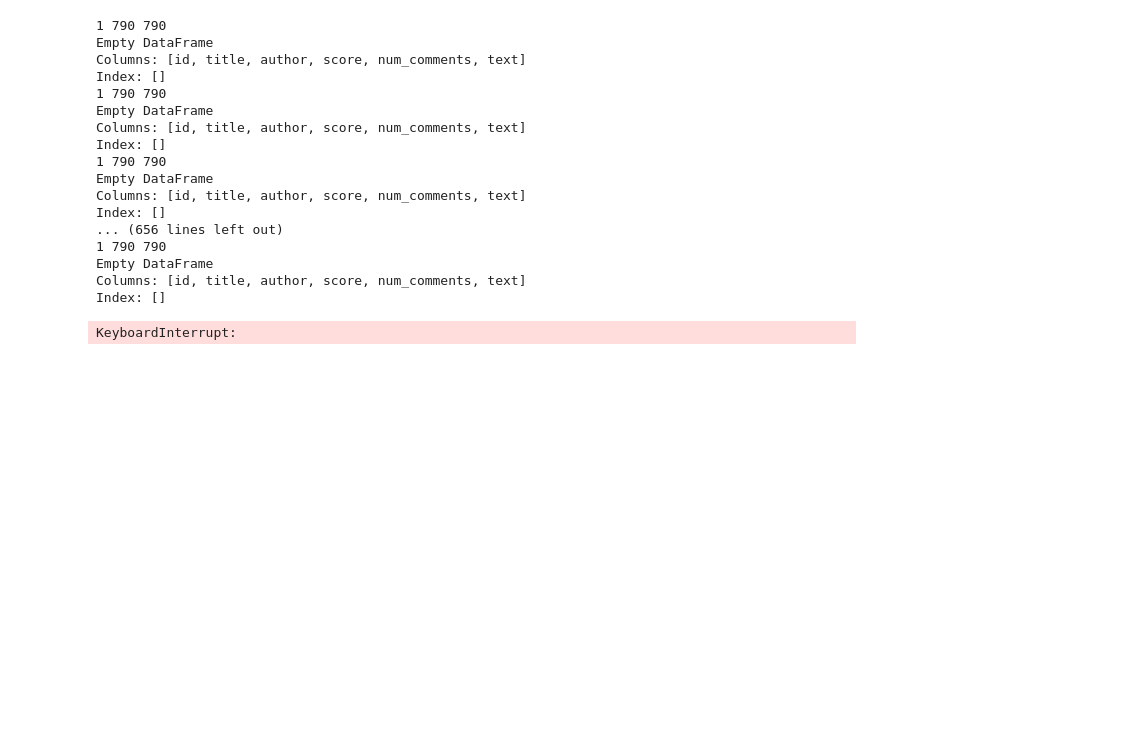
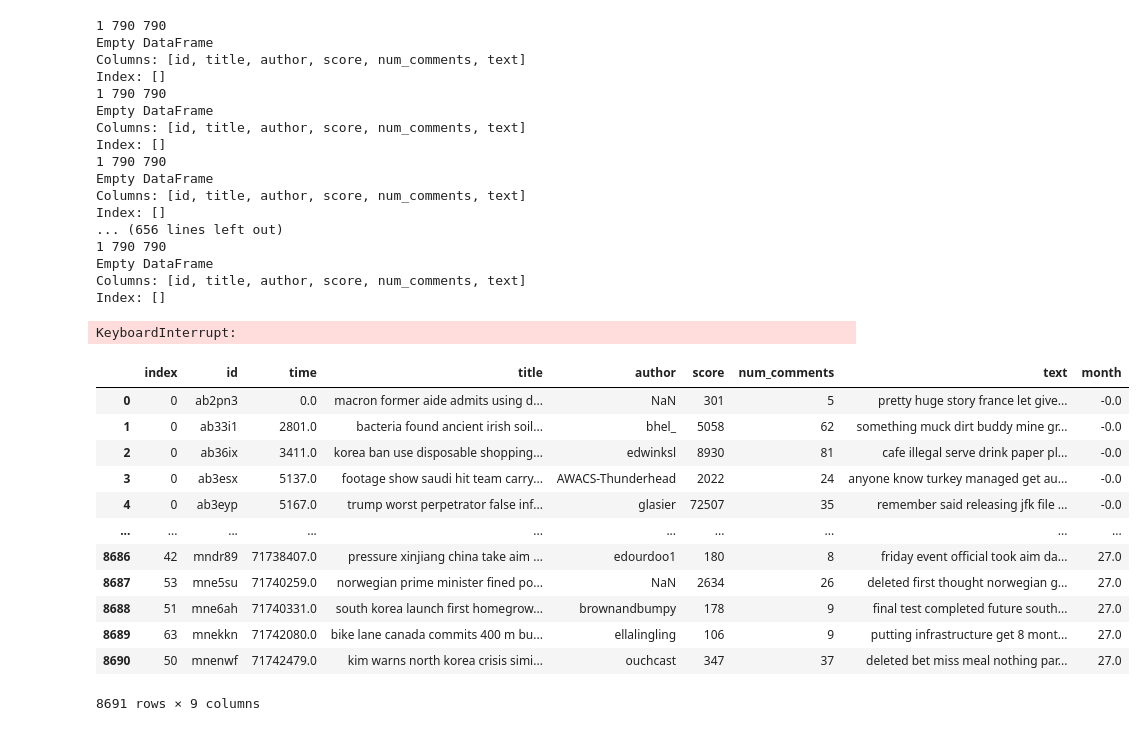
Before and after one commit to rauliacoban/reddit-mining, a Jupyter notebook: reddit.ipynb, the cells around one changed output. Drawn from its saved outputs; the diff is of its cells as text; code cells hidden in the pictures; blank space fills up the shorter version.

```diff
--- a/reddit.ipynb
+++ b/reddit.ipynb
@@ -260,3 +260,32 @@ Empty DataFrame
 Columns: [id, title, author, score, num_comments, text]
 Index: []
 KeyboardInterrupt:
+# %%
+temps = []
+for i in range(0,167):
+    temps.append(dfFromCSV('comments_' + str(i) + "_0.csv"))
+
+df = pd.concat(temps)
+start = df['time'].min()
+df['time'] = df['time'] - start
+df = df.sort_values(by='time')
+df['month'] = df['time'] / 2592000
+df['month'] = (df['month'] - 0.5).round()
+df = df.reset_index()
+
+dfToCSV(df, '_sorted.csv')
+df
+# %% [output]
+|  | index | id | time | title | author | score | num_comments | text | month |
+| 0 | 0 | ab2pn3 | 0.0 | macron former aide admits using d... | NaN | 301 | 5 | pretty huge story france let give... | -0.0 |
+| 1 | 0 | ab33i1 | 2801.0 | bacteria found ancient irish soil... | bhel_ | 5058 | 62 | something muck dirt buddy mine gr... | -0.0 |
+| 2 | 0 | ab36ix | 3411.0 | korea ban use disposable shopping... | edwinksl | 8930 | 81 | cafe illegal serve drink paper pl... | -0.0 |
+| 3 | 0 | ab3esx | 5137.0 | footage show saudi hit team carry... | AWACS-Thunderhead | 2022 | 24 | anyone know turkey managed get au... | -0.0 |
+| 4 | 0 | ab3eyp | 5167.0 | trump worst perpetrator false inf... | glasier | 72507 | 35 | remember said releasing jfk file ... | -0.0 |
+| ... | ... | ... | ... | ... | ... | ... | ... | ... | ... |
+| 8686 | 42 | mndr89 | 71738407.0 | pressure xinjiang china take aim ... | edourdoo1 | 180 | 8 | friday event official took aim da... | 27.0 |
+| 8687 | 53 | mne5su | 71740259.0 | norwegian prime minister fined po... | NaN | 2634 | 26 | deleted first thought norwegian g... | 27.0 |
+| 8688 | 51 | mne6ah | 71740331.0 | south korea launch first homegrow... | brownandbumpy | 178 | 9 | final test completed future south... | 27.0 |
+| 8689 | 63 | mnekkn | 71742080.0 | bike lane canada commits 400 m bu... | ellalingling | 106 | 9 | putting infrastructure get 8 mont... | 27.0 |
+| 8690 | 50 | mnenwf | 71742479.0 | kim warns north korea crisis simi... | ouchcast | 347 | 37 | deleted bet miss meal nothing par... | 27.0 |
+8691 rows × 9 columns
```
Also changed, not shown: 3 other files.
